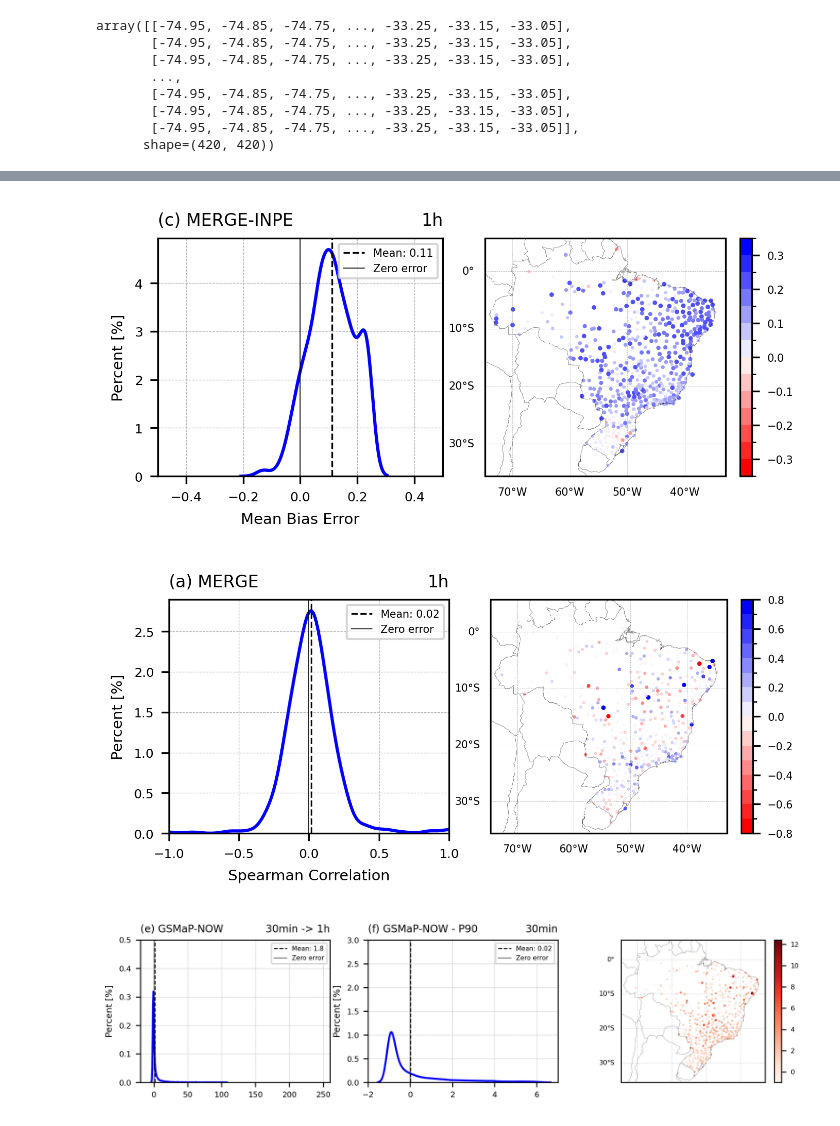
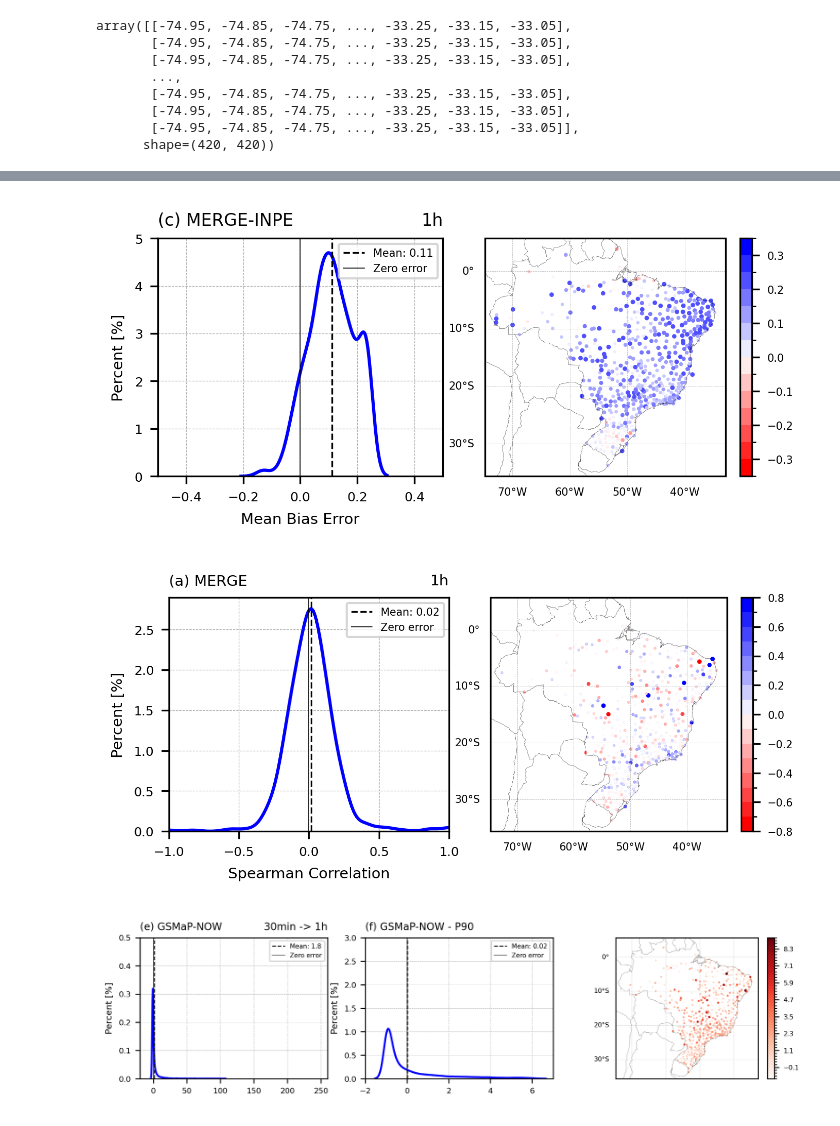
Before and after one commit to SInApSE-INPE/RainGauges, a Jupyter notebook: jupyter/validation/1h_MERGE_INEMET.ipynb, the cells around one changed output, grey strips where cells are left out. Cells and saved outputs as stored; diff of their text form; code cells hidden in the pictures.

```diff
--- a/jupyter/validation/1h_MERGE_INEMET.ipynb
+++ b/jupyter/validation/1h_MERGE_INEMET.ipynb
@@ -203,6 +205,7 @@ ax1.set_xlabel('Mean Bias Error',fontsize=7)
 ax1.grid(linewidth=0.3, linestyle='--')
 ax1.tick_params(axis='both', which='major', labelsize=6)
 ax1.set_xlim(-0.5,0.5)
+ax1.set_ylim(0,5)
 ax1.set_title('(c) MERGE-INPE', loc='left', fontsize=8)
 ax1.set_title('1h', loc='right', fontsize=8)
 ax1.legend(fontsize=5,loc=1)
@@ -230,7 +233,7 @@ plt.subplots_adjust(wspace=0.1, hspace=0.2)
 ax1.set_facecolor('white')
 fig.patch.set_alpha(0)
 # %% [output]
-[figure, old version]
+[figure, new version]
 # %%
 levels = np.arange(-0.8, 0.9, 0.1)
 norm = mcolors.BoundaryNorm(boundaries=levels, ncolors=256)
@@ -250,8 +253,8 @@ ax1.set_xlabel('Spearman Correlation',fontsize=7)
 ax1.grid(linewidth=0.3, linestyle='--')
 ax1.tick_params(axis='both', which='major', labelsize=6)
 ax1.set_xlim(-1,1)
-ax1.set_title('(a) MERGE', loc='left', fontsize=8)
-ax1.set_title('1h', loc='right', fontsize=8)
+ax1.set_title('(a) MERGE', loc='left', fontsize=7)
+ax1.set_title('1h', loc='right', fontsize=7)
 ax1.legend(fontsize=5,loc=1)
 
 #================================================================================
@@ -277,13 +280,12 @@ plt.subplots_adjust(wspace=0.1, hspace=0.2)
 ax1.set_facecolor('white')
 fig.patch.set_alpha(0)
 # %% [output]
-[figure, old version]
+[figure, new version]
 # %%
 perc = 90
 
-levels = np.arange(-0.6, 0.7, 0.1)
+levels = np.arange(-0.9, 9.2, 0.2)
 norm = mcolors.BoundaryNorm(boundaries=levels, ncolors=256)
-norm = None
 
 cmap = plt.cm.Reds
 
@@ -312,34 +314,33 @@ ax1.axvline(np.nanmean(RE_MERGE[RE_MERGE<np.percentile(RE_MERGE,perc)]),color='k
 ax1.axvline(0,color='k',linestyle='-',linewidth=0.4, label=f'Zero error')
 ax1.set_ylabel('Percent [%]',fontsize=7)
 ax1.grid(linewidth=0.3, linestyle='--')
 ax1.tick_params(axis='both', which='major', labelsize=6)
 ax1.set_xlim(-2,7)
 ax1.set_ylim(0,3)
 ax1.set_title('(f) GSMaP-NOW - P90', loc='left', fontsize=8)
-ax1.set_title('30min', loc='right', fontsize=8)
 ax1.legend(fontsize=5,loc=1)
 
 #==================================================================================================
 ax1 = plt.subplot(gs[0, 2], projection = proj)
 ax1.add_feature(cf.COASTLINE,linewidth=0.1, linestyle='-',edgecolor='k')
 ax1.add_feature(cf.BORDERS, linewidth=0.1, linestyle='-', edgecolor='k')
 
 gl = ax1.gridlines(crs=proj,draw_labels=True,linewidth=0.2,color='gray',alpha=0.5,linestyle='--')
 gl.top_labels = False
 gl.bottom_labels = False
 gl.left_labels = True
 gl.right_labels = False
 gl.xlabel_style = {'size': 5, 'color': 'k'}
 gl.ylabel_style = {'size': 5, 'color': 'k'}
 
-a1 = ax1.scatter(lon_ref,lat_ref,s=5*abs(MRE_MERGE/np.nanmax(MRE_MERGE)),marker='.',c=MRE_MERGE,cmap=cmap)
+a1 = ax1.scatter(lon_ref,lat_ref,s=5*abs(MRE_MERGE/np.nanmax(MRE_MERGE)),marker='.',c=MRE_MERGE,cmap=cmap,norm=norm)
 cbar = plt.colorbar(a1, fraction=0.058)
 cbar.ax.tick_params(labelsize=5)
 
 #==================================================================================================s
-plt.subplots_adjust(wspace=0.2, hspace=0.2)
+plt.subplots_adjust(wspace=0.2, hspace=0.1)
 
 ax1.set_facecolor('white')
 fig.patch.set_alpha(0)
 # %% [output]
-[figure, old version]
+[figure, new version]
```
Also changed, not shown: parts of 1 cell of this notebook, 2 other files.
